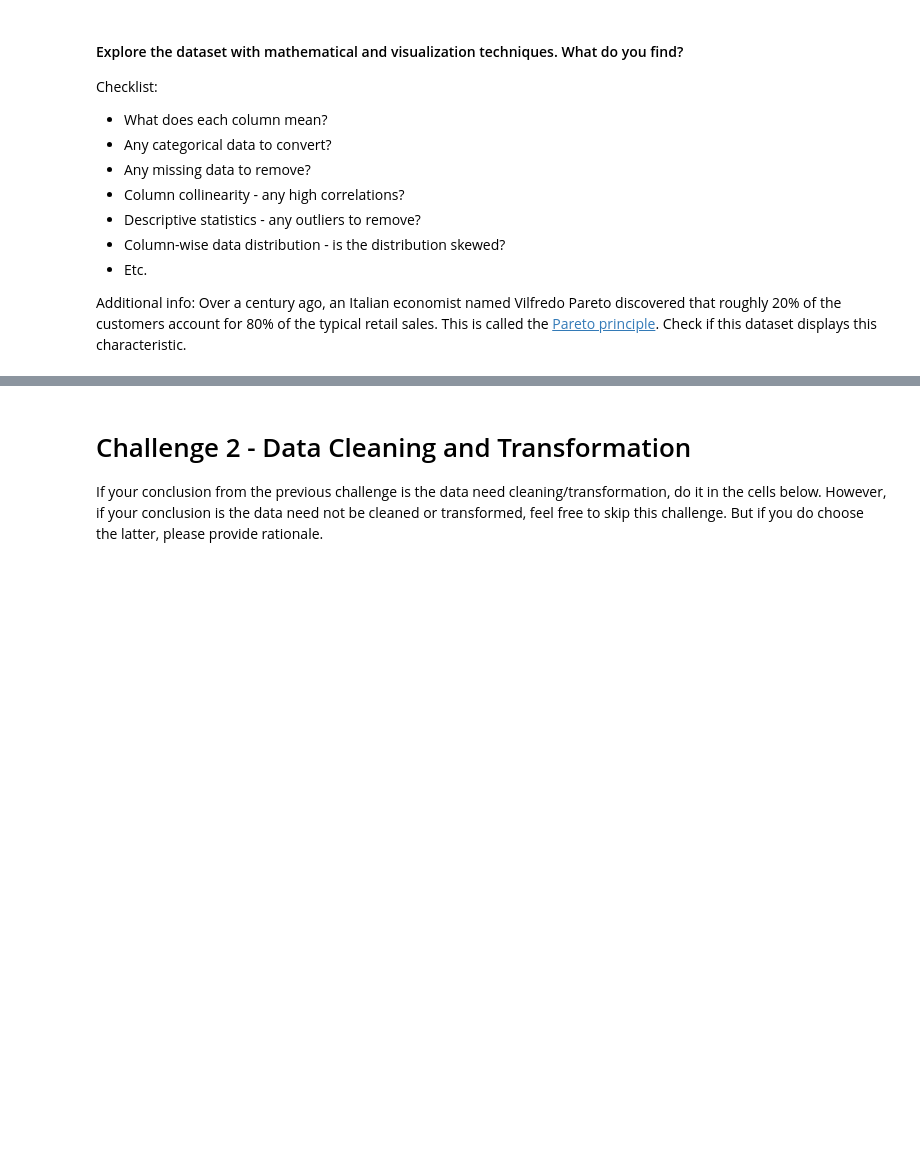
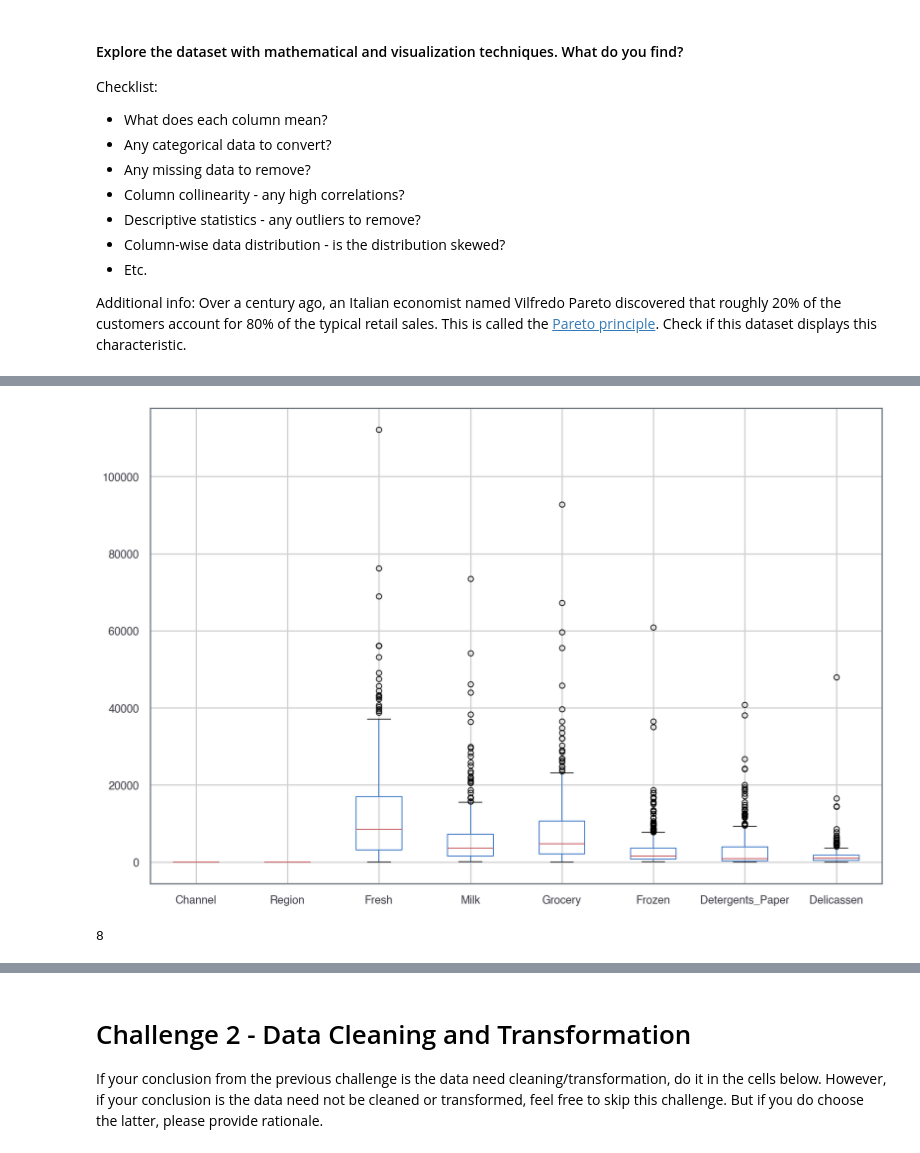
Before and after one commit to ta-data-lis/lab-unsupervised-learning, a Jupyter notebook: your-code/main.ipynb, the cells around one changed output, grey strips where cells are left out. Drawn from its saved outputs; the diff is of its cells as text; code cells hidden in the pictures; blank space fills up the shorter version.

```diff
--- a/your-code/main.ipynb
+++ b/your-code/main.ipynb
@@ -40,0 +85,8 @@ Additional info: Over a century ago, an Italian economist named Vilfredo Pareto
+# %%
+customers.boxplot(figsize = (15, 10));  # there seems to be a crazy amount of outliers...?
+# %% [output]
+[figure, added]
+# %%
+len(customers_clean.columns)
+# %% [output]
+8
```
Also changed, not shown: parts of 14 cells of this notebook.
